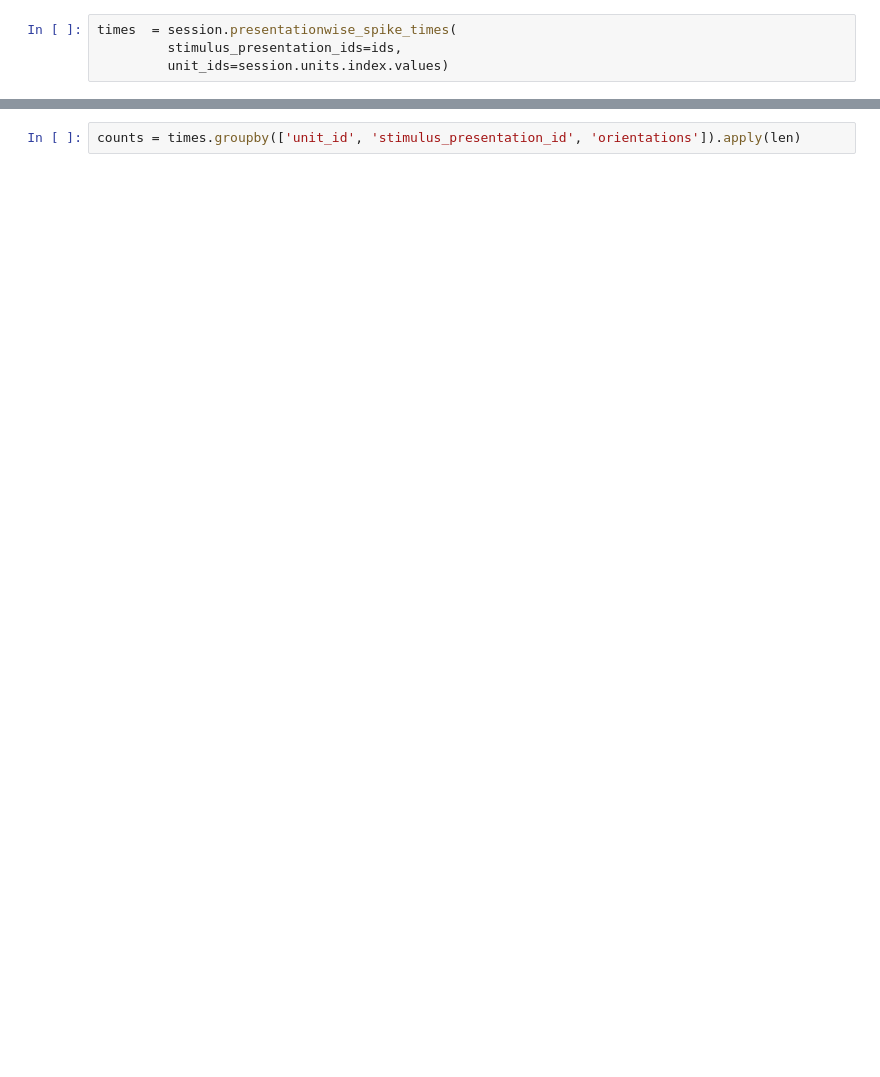
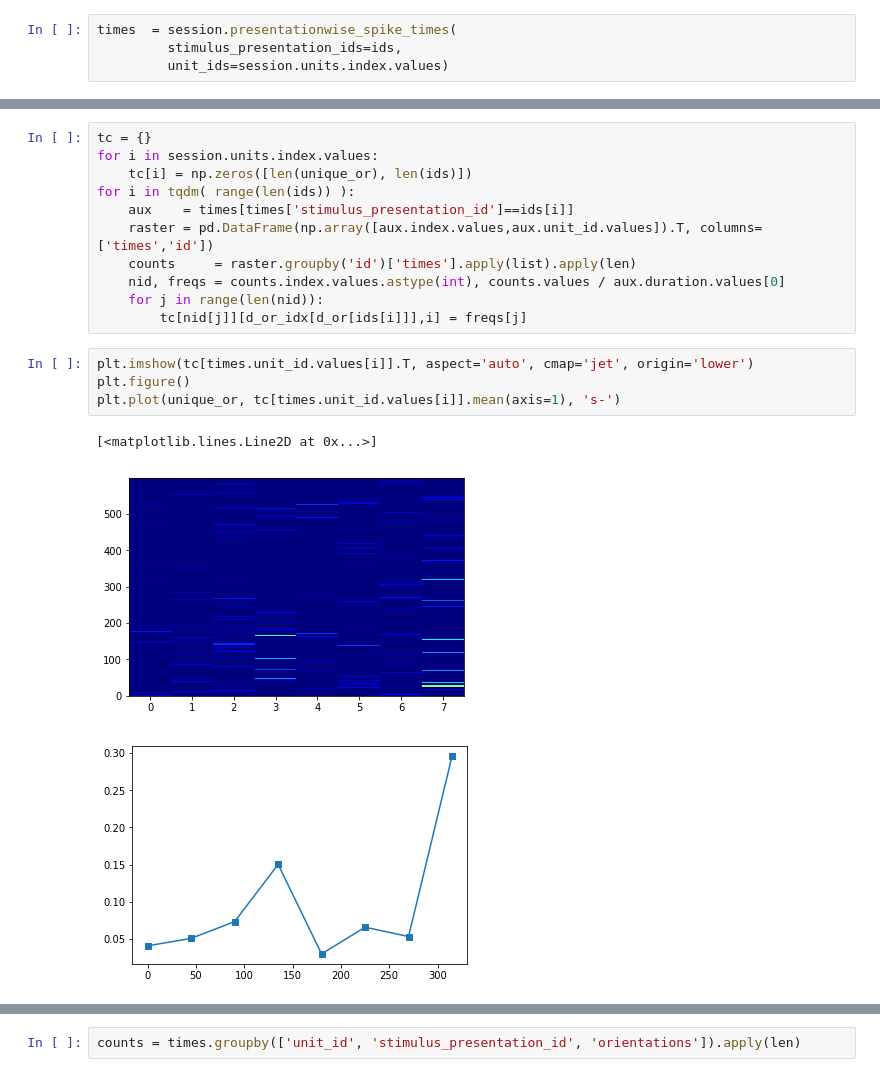
Before and after one commit to ViniciusLima94/allen-dataset, a Jupyter notebook: notebooks/1. Exploring the dataset.ipynb, the cells around one changed output, grey strips where cells are left out. Cells and saved outputs as stored; diff of their text form; blank space fills up the shorter version.

```diff
--- a/notebooks/1. Exploring the dataset.ipynb
+++ b/notebooks/1. Exploring the dataset.ipynb
@@ -356,0 +411,19 @@ times.head()
+# %%
+tc = {}
+for i in session.units.index.values:
+    tc[i] = np.zeros([len(unique_or), len(ids)])
+for i in tqdm( range(len(ids)) ):
+    aux    = times[times['stimulus_presentation_id']==ids[i]]
+    raster = pd.DataFrame(np.array([aux.index.values,aux.unit_id.values]).T, columns=['times','id'])
+    counts     = raster.groupby('id')['times'].apply(list).apply(len)
+    nid, freqs = counts.index.values.astype(int), counts.values / aux.duration.values[0]
+    for j in range(len(nid)):
+        tc[nid[j]][d_or_idx[d_or[ids[i]]],i] = freqs[j]
+# %%
+plt.imshow(tc[times.unit_id.values[i]].T, aspect='auto', cmap='jet', origin='lower')
+plt.figure()
+plt.plot(unique_or, tc[times.unit_id.values[i]].mean(axis=1), 's-')
+# %% [output]
+[<matplotlib.lines.Line2D at 0x...>]
+[figure, added]
+[figure, added]
```
Also changed, not shown: parts of 15 cells of this notebook.
